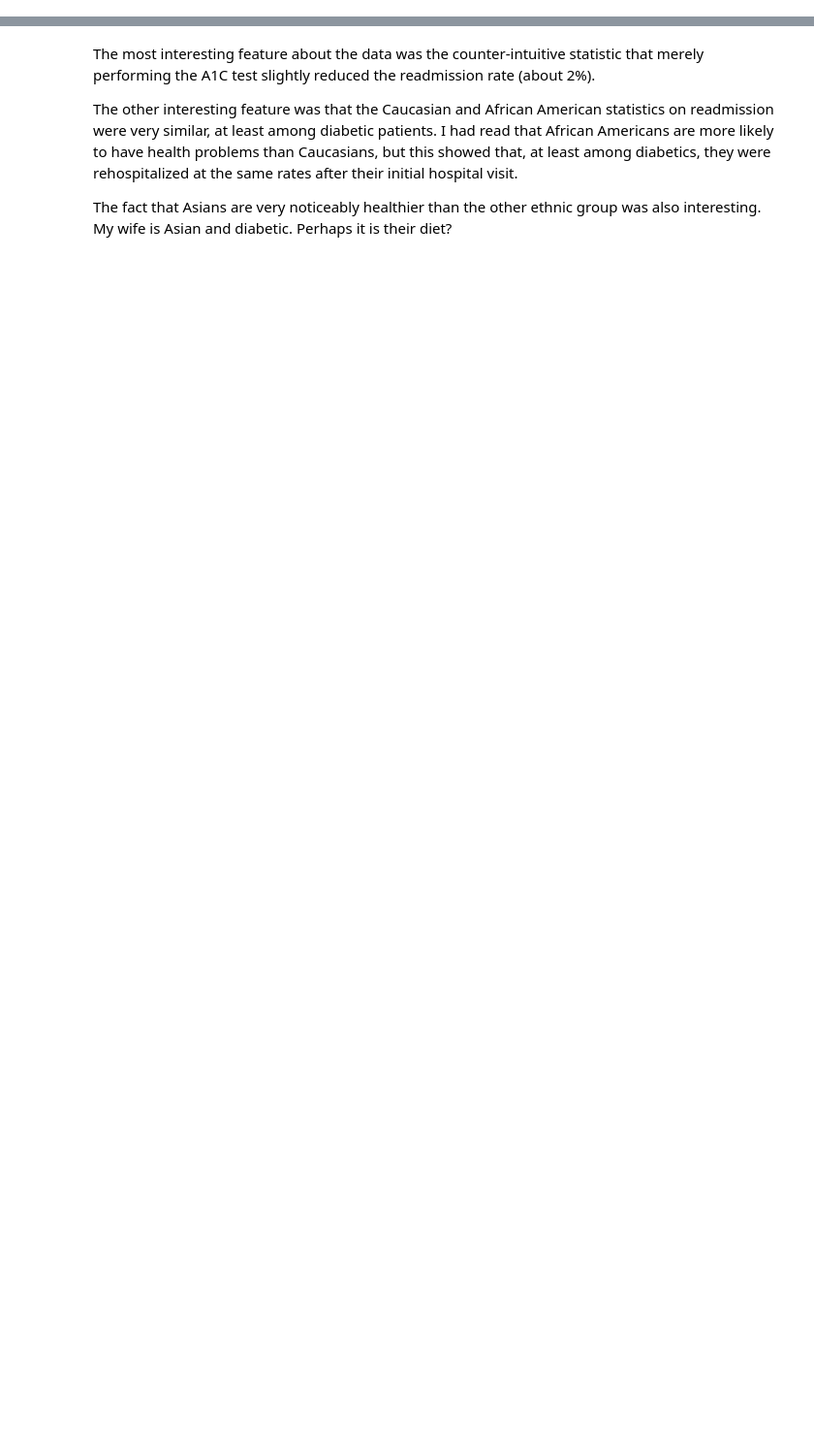
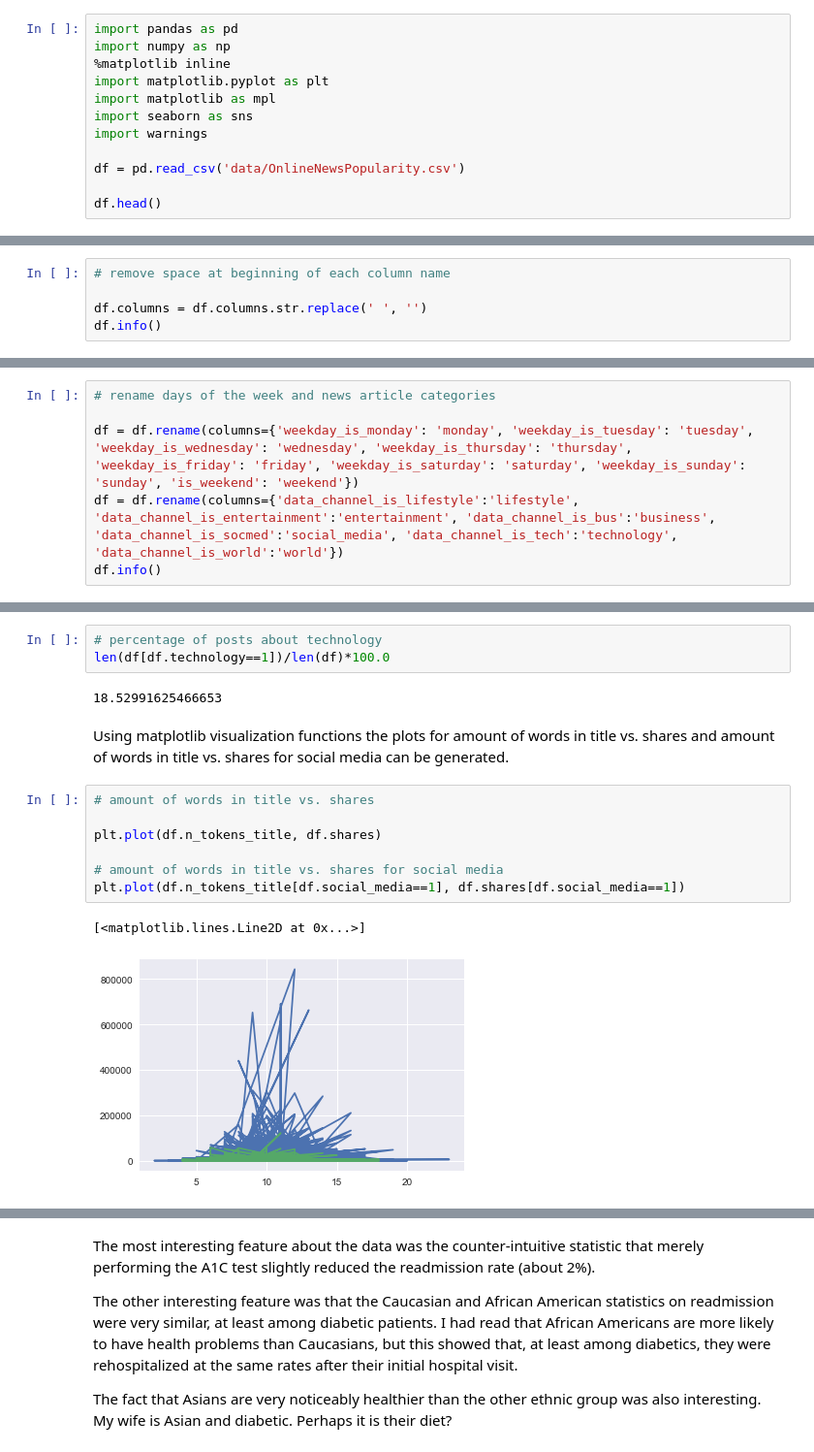
Before and after one commit to prolix-prose/MSDS7331-GroupProject, a Jupyter notebook: OnlineNewsPopularityLab1.ipynb, the cells around one changed output, grey strips where cells are left out. Shown at 97% size. Saved outputs shown, nothing was run; the diff lists cells and outputs as text; blank space fills up the shorter version.

```diff
--- a/OnlineNewsPopularityLab1.ipynb
+++ b/OnlineNewsPopularityLab1.ipynb
@@ -382,0 +89,12 @@ However, the bottom chart illustrates that the data for serum levels are relativ
+# %%
+import pandas as pd
+import numpy as np
+%matplotlib inline
+import matplotlib.pyplot as plt
+import matplotlib as mpl
+import seaborn as sns
+import warnings
+
+df = pd.read_csv('data/OnlineNewsPopularity.csv')
+
+df.head()
@@ -382,0 +148,5 @@ However, the bottom chart illustrates that the data for serum levels are relativ
+# %%
+# remove space at beginning of each column name
+
+df.columns = df.columns.str.replace(' ', '')
+df.info()
@@ -382,0 +173,6 @@ However, the bottom chart illustrates that the data for serum levels are relativ
+# %%
+# rename days of the week and news article categories
+
+df = df.rename(columns={'weekday_is_monday': 'monday', 'weekday_is_tuesday': 'tuesday', 'weekday_is_wednesday': 'wednesday', 'weekday_is_thursday': 'thursday', 'weekday_is_friday': 'friday', 'weekday_is_saturday': 'saturday', 'weekday_is_sunday': 'sunday', 'is_weekend': 'weekend'})
+df = df.rename(columns={'data_channel_is_lifestyle':'lifestyle', 'data_channel_is_entertainment':'entertainment', 'data_channel_is_bus':'business', 'data_channel_is_socmed':'social_media', 'data_channel_is_tech':'technology', 'data_channel_is_world':'world'})
+df.info()
@@ -382,0 +238,17 @@ However, the bottom chart illustrates that the data for serum levels are relativ
+# %%
+# percentage of posts about technology
+len(df[df.technology==1])/len(df)*100.0
+# %% [output]
+18.52991625466653
+# %% [markdown]
+Using matplotlib visualization functions the plots for amount of words in title vs. shares and amount of words in title vs. shares for social media can be generated.
+# %%
+# amount of words in title vs. shares
+
+plt.plot(df.n_tokens_title, df.shares)
+
+# amount of words in title vs. shares for social media
+plt.plot(df.n_tokens_title[df.social_media==1], df.shares[df.social_media==1])
+# %% [output]
+[<matplotlib.lines.Line2D at 0x...>]
+[figure, added]
```
Also changed, not shown: parts of 159 cells of this notebook, 1 other file.
